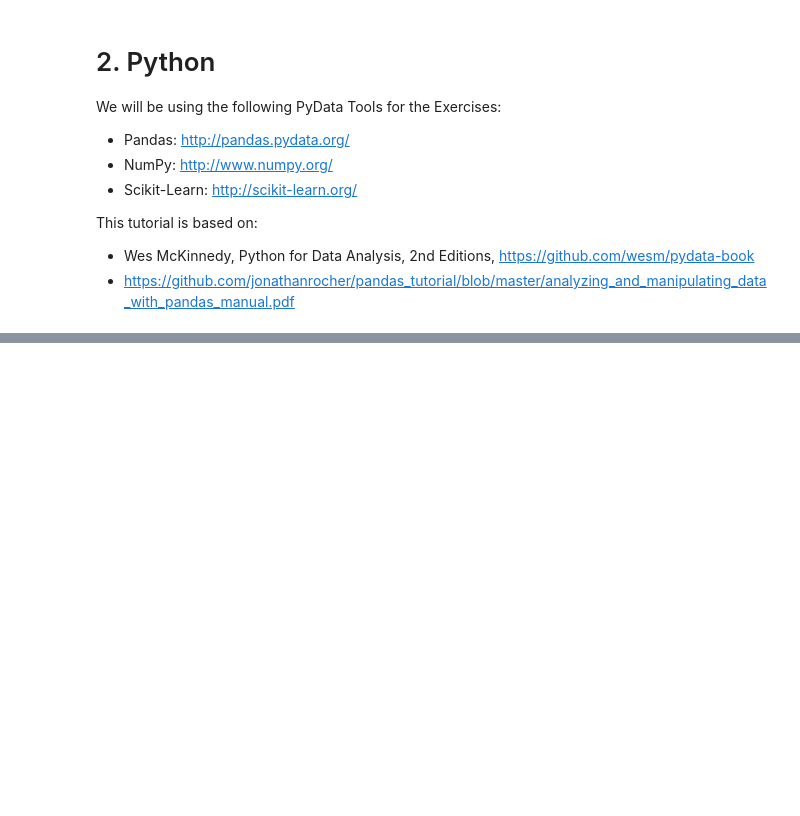
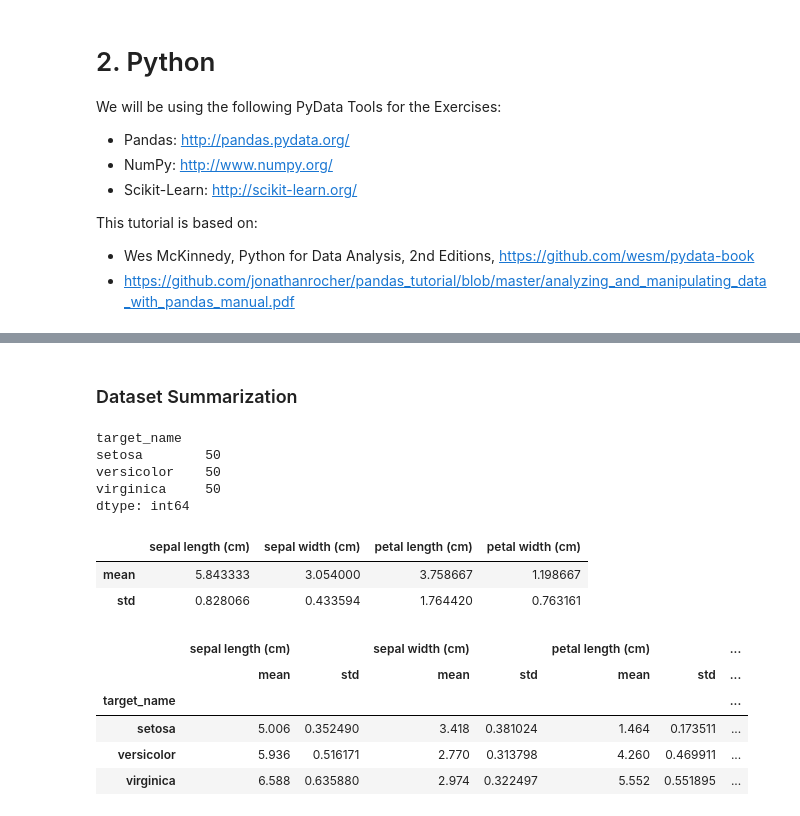
Before and after one commit to wang-yuhao/infrastructure, a Jupyter notebook: 02_Python/02_Python.ipynb, the cells around one changed output, grey strips where cells are left out. Saved outputs shown, nothing was run; the diff lists cells and outputs as text; code cells hidden in the pictures; blank space fills up the shorter version.

```diff
--- a/02_Python/02_Python.ipynb
+++ b/02_Python/02_Python.ipynb
@@ -45,0 +51,26 @@ iris_df.head()
+# %% [markdown]
+### Dataset Summarization
+# %%
+iris_df.groupby(["target_name"]).size()
+# %% [output]
+target_name
+setosa        50
+versicolor    50
+virginica     50
+dtype: int64
+# %%
+iris_df[["sepal length (cm)", "sepal width (cm)", "petal length (cm)", "petal width (cm)"]].agg(['mean', 'std'])
+# %% [output]
+|  | sepal length (cm) | sepal width (cm) | petal length (cm) | petal width (cm) |
+| mean | 5.843333 | 3.054000 | 3.758667 | 1.198667 |
+| std | 0.828066 | 0.433594 | 1.764420 | 0.763161 |
+# %%
+results=iris_df.groupby(["target_name"])[["sepal length (cm)", "sepal width (cm)", "petal length (cm)", "petal width (cm)"]].agg(['mean', 'std'])
+results
+# %% [output]
+|  | sepal length (cm) |  | sepal width (cm) |  | petal length (cm) |  | ... |
+|  | mean | std | mean | std | mean | std | ... |
+| target_name |  |  |  |  |  |  | ... |
+| setosa | 5.006 | 0.352490 | 3.418 | 0.381024 | 1.464 | 0.173511 | ... |
+| versicolor | 5.936 | 0.516171 | 2.770 | 0.313798 | 4.260 | 0.469911 | ... |
+| virginica | 6.588 | 0.635880 | 2.974 | 0.322497 | 5.552 | 0.551895 | ... |
```
Also changed, not shown: parts of 7 cells of this notebook, 1 other file.
